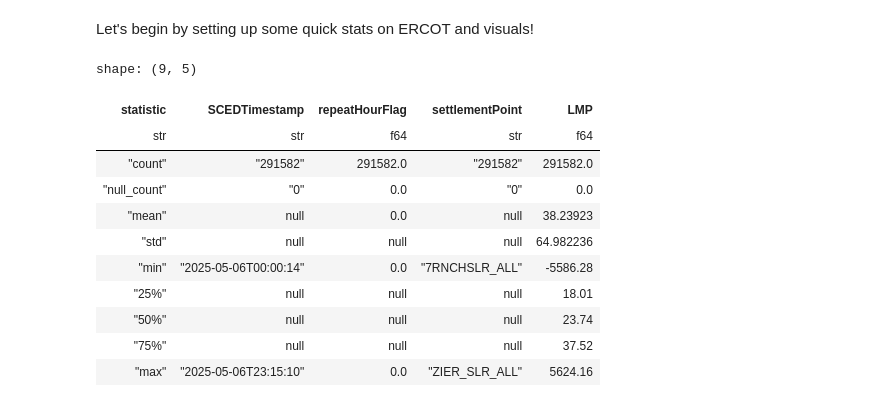
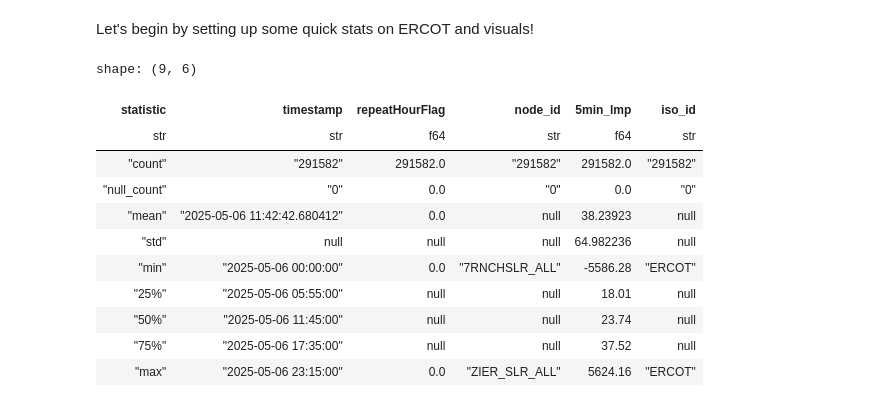
Before and after one commit to aangelsalazarr/us_electricity_pricing, a Jupyter notebook: statistical_analysis.ipynb, the cells around one changed output. Drawn from its saved outputs; the diff is of its cells as text; code cells hidden in the pictures.

Commit message:
setting up initial ercot analysis

```diff
--- a/statistical_analysis.ipynb
+++ b/statistical_analysis.ipynb
@@ -11,19 +11,47 @@ Let's begin by setting up some quick stats on ERCOT and visuals!
 # loading in ercot lmp data
 # next step will be to set up function to concat all datafiles and output as df here
 ercot_data=pl.read_csv(f'datasets/ercot_lmp_data/lmp_node_zone_hub_csv/{date_chosen}_lmp_node_zone_hub.csv')
+# %%
+def transform_ercot_data(ercot_df: object):
+    '''
+    given ercot df or file, return a transformed verion
+    changes scedtimestamp to datetime type...
+    '''
+
+    ercot_df = ercot_df.rename(
+        {"LMP": "5min_lmp",
+         "settlementPoint": "node_id",
+         "SCEDTimestamp": "timestamp"
+         })
+
+    # removing the seconds of ERCOT time stamp, causing issues....
+    ercot_df = ercot_df.with_columns(
+        pl.col("timestamp").str.replace(r'..$', "00")
+    )
+
+    ercot_df = ercot_df.with_columns(
+        pl.col("timestamp").str.strptime(pl.Datetime, format="%Y-%m-%dT%H:%M:%S")
+    )
+
+    ercot_df = ercot_df.with_columns(
+        pl.lit("ERCOT").alias("iso_id")
+    )
+
+    return ercot_df
 # %%
 # quick info on data set
+ercot_data=transform_ercot_data(ercot_df=ercot_data)
 ercot_data.describe()
 # %% [output]
-shape: (9, 5)
+shape: (9, 6)
-| statistic | SCEDTimestamp | repeatHourFlag | settlementPoint | LMP |
-| str | str | f64 | str | f64 |
-| "count" | "291582" | 291582.0 | "291582" | 291582.0 |
-| "null_count" | "0" | 0.0 | "0" | 0.0 |
-| "mean" | null | 0.0 | null | 38.23923 |
-| "std" | null | null | null | 64.982236 |
-| "min" | "2025-05-06T00:00:14" | 0.0 | "7RNCHSLR_ALL" | -5586.28 |
-| "25%" | null | null | null | 18.01 |
-| "50%" | null | null | null | 23.74 |
-| "75%" | null | null | null | 37.52 |
-| "max" | "2025-05-06T23:15:10" | 0.0 | "ZIER_SLR_ALL" | 5624.16 |
+| statistic | timestamp | repeatHourFlag | node_id | 5min_lmp | iso_id |
+| str | str | f64 | str | f64 | str |
+| "count" | "291582" | 291582.0 | "291582" | 291582.0 | "291582" |
+| "null_count" | "0" | 0.0 | "0" | 0.0 | "0" |
+| "mean" | "2025-05-06 11:42:42.680412" | 0.0 | null | 38.23923 | null |
+| "std" | null | null | null | 64.982236 | null |
+| "min" | "2025-05-06 00:00:00" | 0.0 | "7RNCHSLR_ALL" | -5586.28 | "ERCOT" |
+| "25%" | "2025-05-06 05:55:00" | null | null | 18.01 | null |
+| "50%" | "2025-05-06 11:45:00" | null | null | 23.74 | null |
+| "75%" | "2025-05-06 17:35:00" | null | null | 37.52 | null |
+| "max" | "2025-05-06 23:15:00" | 0.0 | "ZIER_SLR_ALL" | 5624.16 | "ERCOT" |
```
Also changed, not shown: parts of 2 cells of this notebook.
